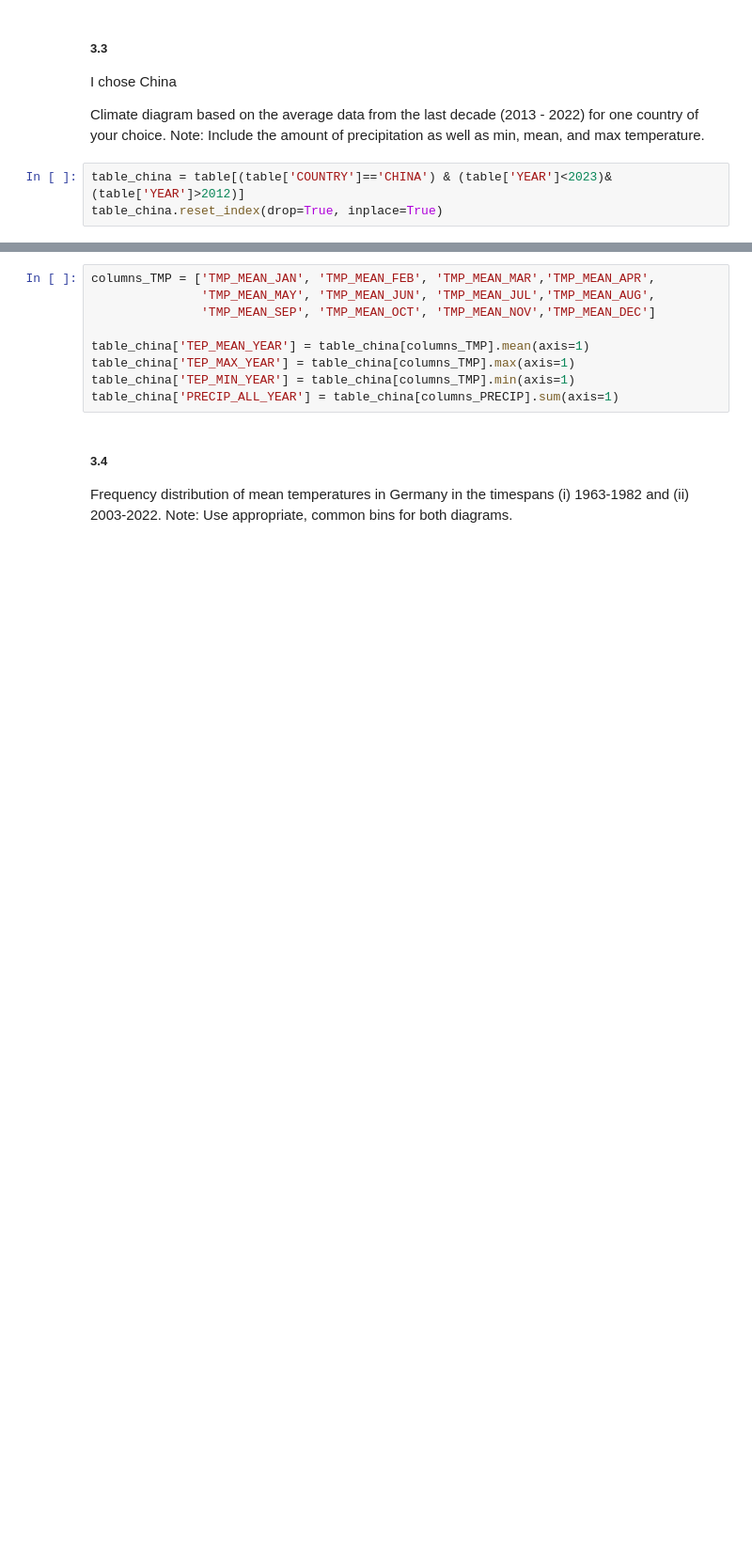
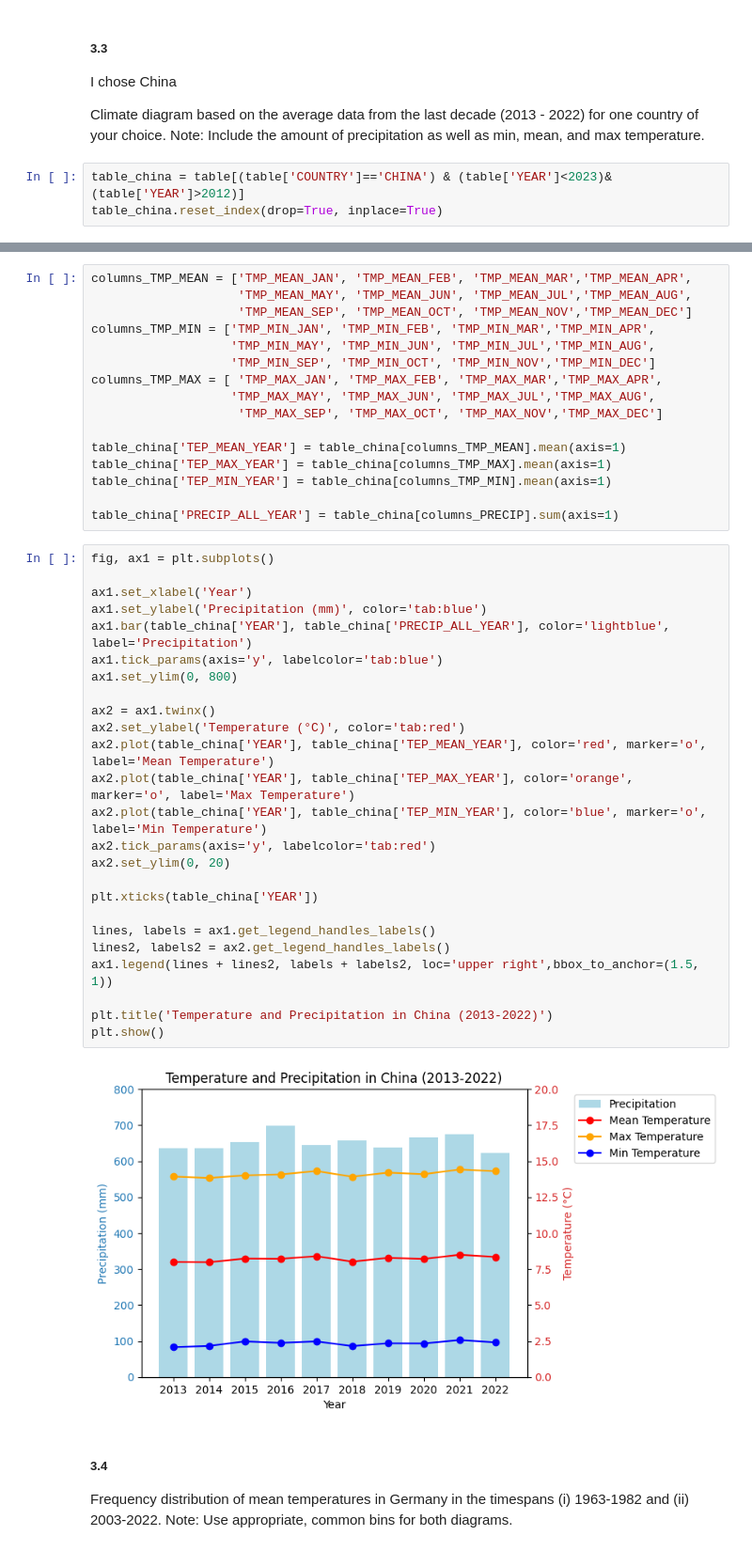
Before and after one commit to CallMeL/ResearchMethod, a Jupyter notebook: RM_A02_Group.ipynb, the cells around one changed output, grey strips where cells are left out. Shown at 94% size. Saved outputs shown, nothing was run; the diff lists cells and outputs as text; blank space fills up the shorter version.

```diff
--- a/RM_A02_Group.ipynb
+++ b/RM_A02_Group.ipynb
@@ -290,12 +277,46 @@ table_china.reset_index(drop=True, inplace=True)
 # %%
-columns_TMP = ['TMP_MEAN_JAN', 'TMP_MEAN_FEB', 'TMP_MEAN_MAR','TMP_MEAN_APR',
-               'TMP_MEAN_MAY', 'TMP_MEAN_JUN', 'TMP_MEAN_JUL','TMP_MEAN_AUG',
-               'TMP_MEAN_SEP', 'TMP_MEAN_OCT', 'TMP_MEAN_NOV','TMP_MEAN_DEC']
+columns_TMP_MEAN = ['TMP_MEAN_JAN', 'TMP_MEAN_FEB', 'TMP_MEAN_MAR','TMP_MEAN_APR',
+                    'TMP_MEAN_MAY', 'TMP_MEAN_JUN', 'TMP_MEAN_JUL','TMP_MEAN_AUG',
+                    'TMP_MEAN_SEP', 'TMP_MEAN_OCT', 'TMP_MEAN_NOV','TMP_MEAN_DEC']
+columns_TMP_MIN = ['TMP_MIN_JAN', 'TMP_MIN_FEB', 'TMP_MIN_MAR','TMP_MIN_APR',
+                   'TMP_MIN_MAY', 'TMP_MIN_JUN', 'TMP_MIN_JUL','TMP_MIN_AUG',
+                   'TMP_MIN_SEP', 'TMP_MIN_OCT', 'TMP_MIN_NOV','TMP_MIN_DEC']
+columns_TMP_MAX = [ 'TMP_MAX_JAN', 'TMP_MAX_FEB', 'TMP_MAX_MAR','TMP_MAX_APR',
+                   'TMP_MAX_MAY', 'TMP_MAX_JUN', 'TMP_MAX_JUL','TMP_MAX_AUG',
+                    'TMP_MAX_SEP', 'TMP_MAX_OCT', 'TMP_MAX_NOV','TMP_MAX_DEC']
 
-table_china['TEP_MEAN_YEAR'] = table_china[columns_TMP].mean(axis=1)
-table_china['TEP_MAX_YEAR'] = table_china[columns_TMP].max(axis=1)
-table_china['TEP_MIN_YEAR'] = table_china[columns_TMP].min(axis=1)
+table_china['TEP_MEAN_YEAR'] = table_china[columns_TMP_MEAN].mean(axis=1)
+table_china['TEP_MAX_YEAR'] = table_china[columns_TMP_MAX].mean(axis=1)
+table_china['TEP_MIN_YEAR'] = table_china[columns_TMP_MIN].mean(axis=1)
+
 table_china['PRECIP_ALL_YEAR'] = table_china[columns_PRECIP].sum(axis=1)
+# %%
+fig, ax1 = plt.subplots()
+
+ax1.set_xlabel('Year')
+ax1.set_ylabel('Precipitation (mm)', color='tab:blue')
+ax1.bar(table_china['YEAR'], table_china['PRECIP_ALL_YEAR'], color='lightblue', label='Precipitation')
+ax1.tick_params(axis='y', labelcolor='tab:blue')
+ax1.set_ylim(0, 800)
+
+ax2 = ax1.twinx()
+ax2.set_ylabel('Temperature (°C)', color='tab:red')
+ax2.plot(table_china['YEAR'], table_china['TEP_MEAN_YEAR'], color='red', marker='o', label='Mean Temperature')
+ax2.plot(table_china['YEAR'], table_china['TEP_MAX_YEAR'], color='orange', marker='o', label='Max Temperature')
+ax2.plot(table_china['YEAR'], table_china['TEP_MIN_YEAR'], color='blue', marker='o', label='Min Temperature')
+ax2.tick_params(axis='y', labelcolor='tab:red')
+ax2.set_ylim(0, 20)
+
+plt.xticks(table_china['YEAR'])
+
+lines, labels = ax1.get_legend_handles_labels()
+lines2, labels2 = ax2.get_legend_handles_labels()
+ax1.legend(lines + lines2, labels + labels2, loc='upper right',bbox_to_anchor=(1.5, 1))
+
+plt.title('Temperature and Precipitation in China (2013-2022)')
+plt.show()
+# %% [output]
+[figure, added]
 # %% [markdown]
 ##### 3.4
 Frequency distribution of mean temperatures in Germany in the timespans (i) 1963-1982 and (ii) 2003-2022.
```
Also changed, not shown: parts of 8 cells of this notebook.
